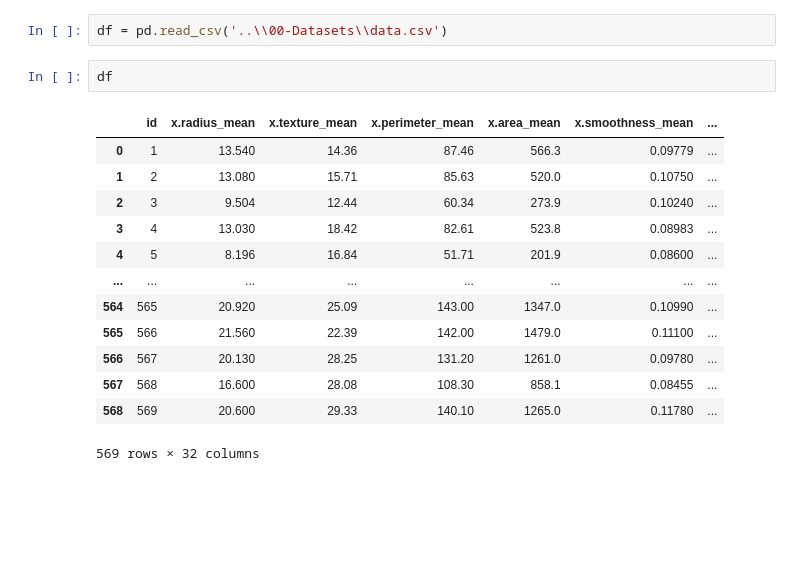
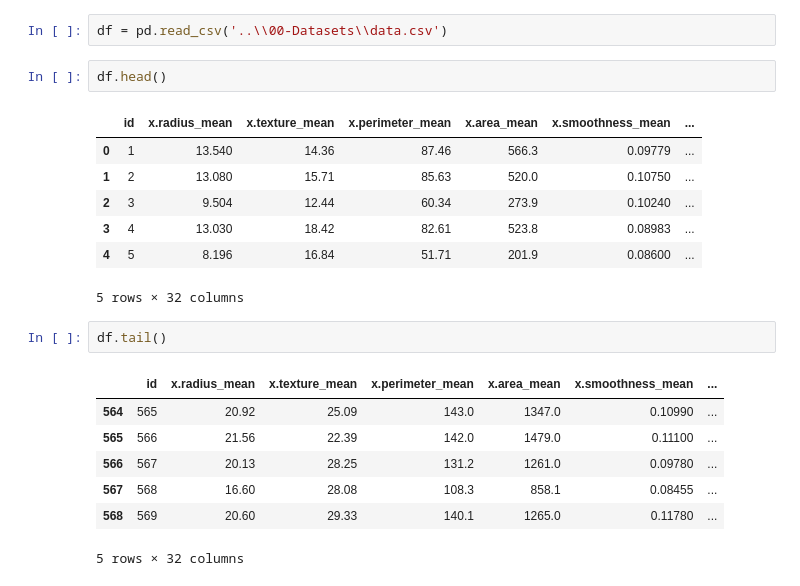
Before and after one commit to udityamerit/Python_For_Machine_Learning, a Jupyter notebook: 12-Data Analysis With Python/12.3-Data_Manipulation_And_Analysis_With_Pandas.ipynb, the cells around one changed output. Drawn from its saved outputs; the diff is of its cells as text; blank space fills up the shorter version.

```diff
--- a/12-Data Analysis With Python/12.3-Data_Manipulation_And_Analysis_With_Pandas.ipynb
+++ b/12-Data Analysis With Python/12.3-Data_Manipulation_And_Analysis_With_Pandas.ipynb
@@ -7,18 +7,22 @@ import pandas as pd
 # %%
 df = pd.read_csv('..\\00-Datasets\\data.csv')
 # %%
-df
+df.head()
 # %% [output]
 |  | id | x.radius_mean | x.texture_mean | x.perimeter_mean | x.area_mean | x.smoothness_mean | ... |
 | 0 | 1 | 13.540 | 14.36 | 87.46 | 566.3 | 0.09779 | ... |
 | 1 | 2 | 13.080 | 15.71 | 85.63 | 520.0 | 0.10750 | ... |
 | 2 | 3 | 9.504 | 12.44 | 60.34 | 273.9 | 0.10240 | ... |
 | 3 | 4 | 13.030 | 18.42 | 82.61 | 523.8 | 0.08983 | ... |
 | 4 | 5 | 8.196 | 16.84 | 51.71 | 201.9 | 0.08600 | ... |
-| ... | ... | ... | ... | ... | ... | ... | ... |
-| 564 | 565 | 20.920 | 25.09 | 143.00 | 1347.0 | 0.10990 | ... |
-| 565 | 566 | 21.560 | 22.39 | 142.00 | 1479.0 | 0.11100 | ... |
-| 566 | 567 | 20.130 | 28.25 | 131.20 | 1261.0 | 0.09780 | ... |
-| 567 | 568 | 16.600 | 28.08 | 108.30 | 858.1 | 0.08455 | ... |
-| 568 | 569 | 20.600 | 29.33 | 140.10 | 1265.0 | 0.11780 | ... |
-569 rows × 32 columns
+5 rows × 32 columns
+# %%
+df.tail()
+# %% [output]
+|  | id | x.radius_mean | x.texture_mean | x.perimeter_mean | x.area_mean | x.smoothness_mean | ... |
+| 564 | 565 | 20.92 | 25.09 | 143.0 | 1347.0 | 0.10990 | ... |
+| 565 | 566 | 21.56 | 22.39 | 142.0 | 1479.0 | 0.11100 | ... |
+| 566 | 567 | 20.13 | 28.25 | 131.2 | 1261.0 | 0.09780 | ... |
+| 567 | 568 | 16.60 | 28.08 | 108.3 | 858.1 | 0.08455 | ... |
+| 568 | 569 | 20.60 | 29.33 | 140.1 | 1265.0 | 0.11780 | ... |
+5 rows × 32 columns
```
Also changed, not shown: parts of 25 cells of this notebook.
